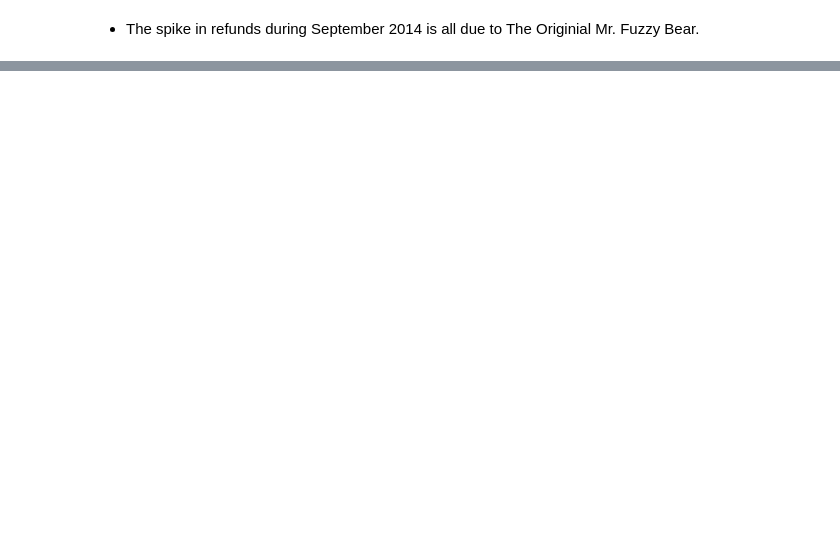
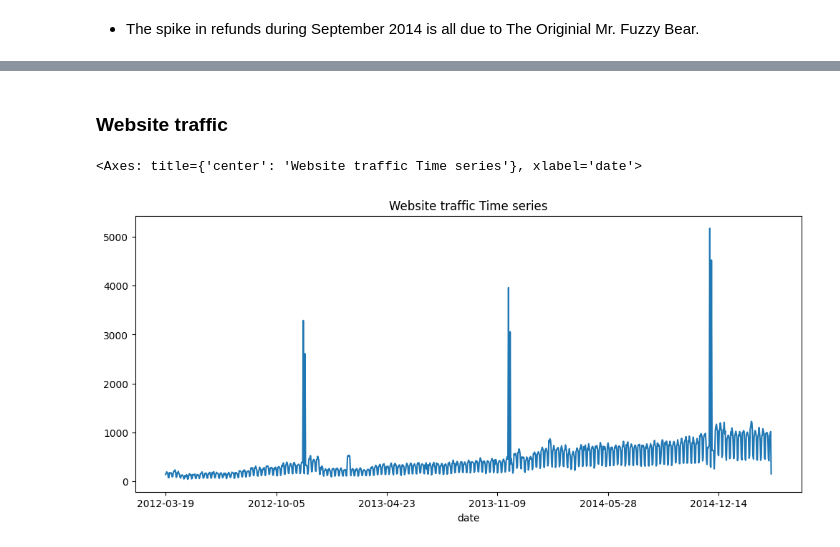
Before and after one commit to chaulnb05/Fuzzy_Ecom, a Jupyter notebook: Notebooks/eda.ipynb, the cells around one changed output, grey strips where cells are left out. Cells and saved outputs as stored; diff of their text form; code cells hidden in the pictures; blank space fills up the shorter version.

```diff
--- a/Notebooks/eda.ipynb
+++ b/Notebooks/eda.ipynb
@@ -400,0 +418,7 @@ piv_refund.plot(figsize=(15,5))
+# %% [markdown]
+### Website traffic
+# %%
+charts.time_series_count(session_df,"Website traffic Time series")
+# %% [output]
+<Axes: title={'center': 'Website traffic Time series'}, xlabel='date'>
+[figure, added]
```
Also changed, not shown: parts of 33 cells of this notebook, 2 other files.
